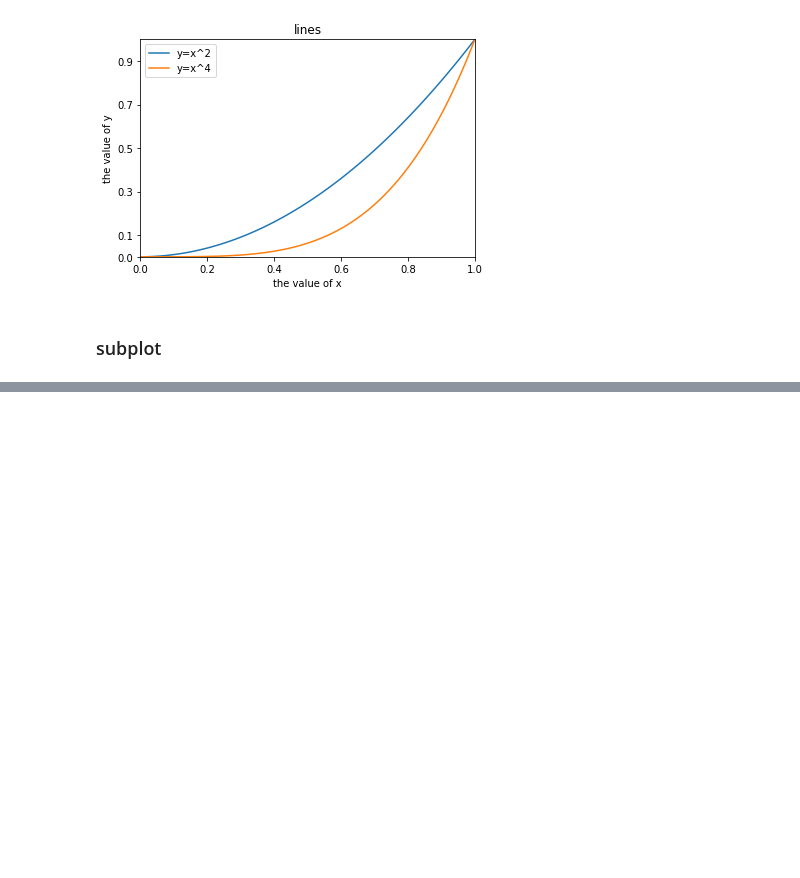
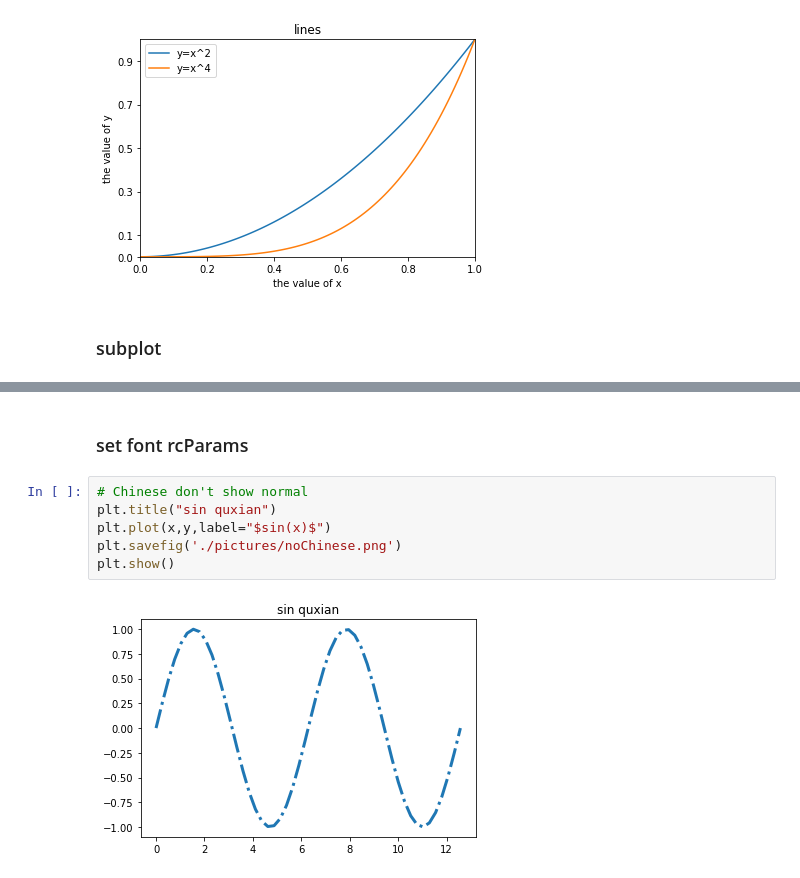
Before and after one commit to xiaoxiao220/data_analysis, a Jupyter notebook: matplotlib.pyplot1.ipynb, the cells around one changed output, grey strips where cells are left out. Saved outputs shown, nothing was run; the diff lists cells and outputs as text; blank space fills up the shorter version.

```diff
--- a/matplotlib.pyplot1.ipynb
+++ b/matplotlib.pyplot1.ipynb
@@ -57,0 +82,10 @@ plt.show()
+# %% [markdown]
+### set font rcParams
+# %%
+# Chinese don't show normal
+plt.title("sin quxian")
+plt.plot(x,y,label="$sin(x)$")
+plt.savefig('./pictures/noChinese.png')
+plt.show()
+# %% [output]
+[figure, added]
```
Also changed, not shown: parts of 7 cells of this notebook.
